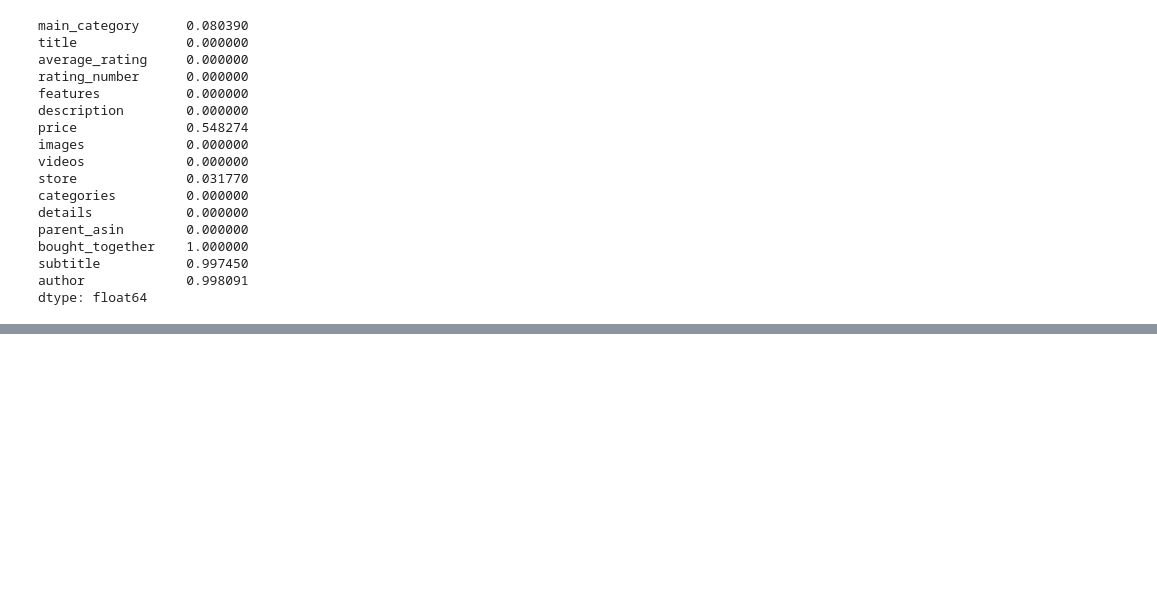
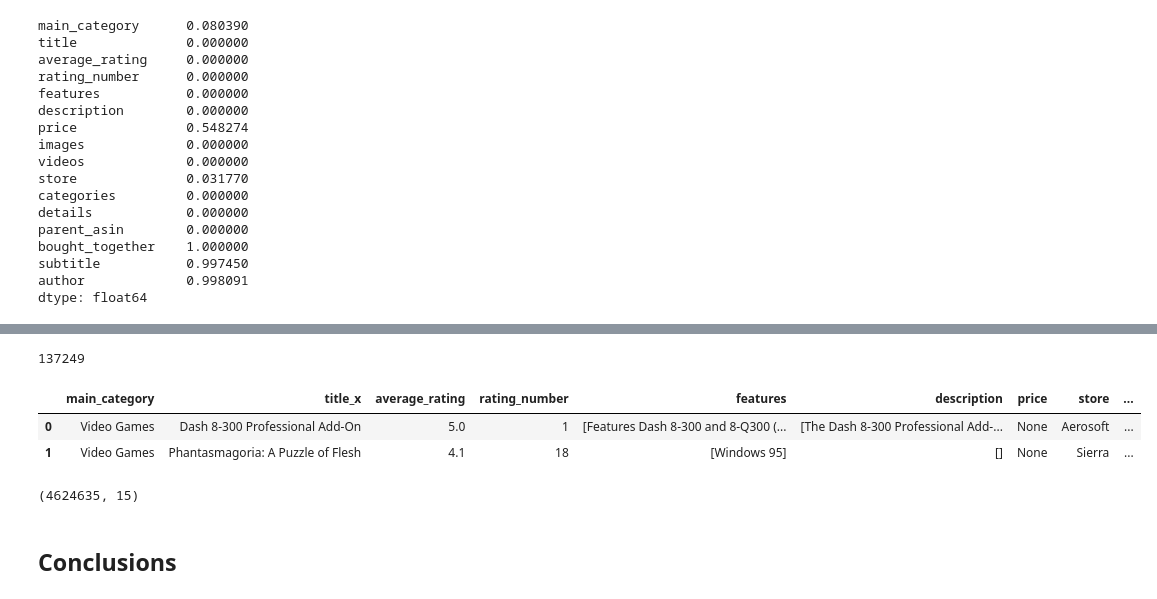
Before and after one commit to Eligoze75/Amazon_InsightCart, a Jupyter notebook: notebooks/milestone1_exploration.ipynb, the cells around one changed output, grey strips where cells are left out. Saved outputs shown, nothing was run; the diff lists cells and outputs as text; code cells hidden in the pictures; blank space fills up the shorter version.

```diff
--- a/notebooks/milestone1_exploration.ipynb
+++ b/notebooks/milestone1_exploration.ipynb
@@ -84,2 +137,2 @@ dtype: float64
 # %%
-# rev_drop_cols = ["images", "asin", "user_id", "helpful_vote", "helpful_vote", "verified_purchase"]
+rev_drop_cols = ["images", "asin", "user_id", "helpful_vote", "helpful_vote", "verified_purchase"]
@@ -137,0 +297,3 @@ dtype: float64
+# %%
+df = df.drop(columns = rev_drop_cols)
+df.head(2)
@@ -137,0 +346,17 @@ dtype: float64
+# %%
+df["parent_asin"].nunique()
+# %% [output]
+137249
+# %%
+df_all = df_meta.merge(df, on = "parent_asin", how = "left")
+df_all.head(2)
+# %% [output]
+|  | main_category | title_x | average_rating | rating_number | features | description | price | store | ... |
+| 0 | Video Games | Dash 8-300 Professional Add-On | 5.0 | 1 | [Features Dash 8-300 and 8-Q300 (... | [The Dash 8-300 Professional Add-... | None | Aerosoft | ... |
+| 1 | Video Games | Phantasmagoria: A Puzzle of Flesh | 4.1 | 18 | [Windows 95] | [] | None | Sierra | ... |
+# %%
+df_all.shape
+# %% [output]
+(4624635, 15)
+# %% [markdown]
+## Conclusions
```
Also changed, not shown: parts of 26 cells of this notebook.
